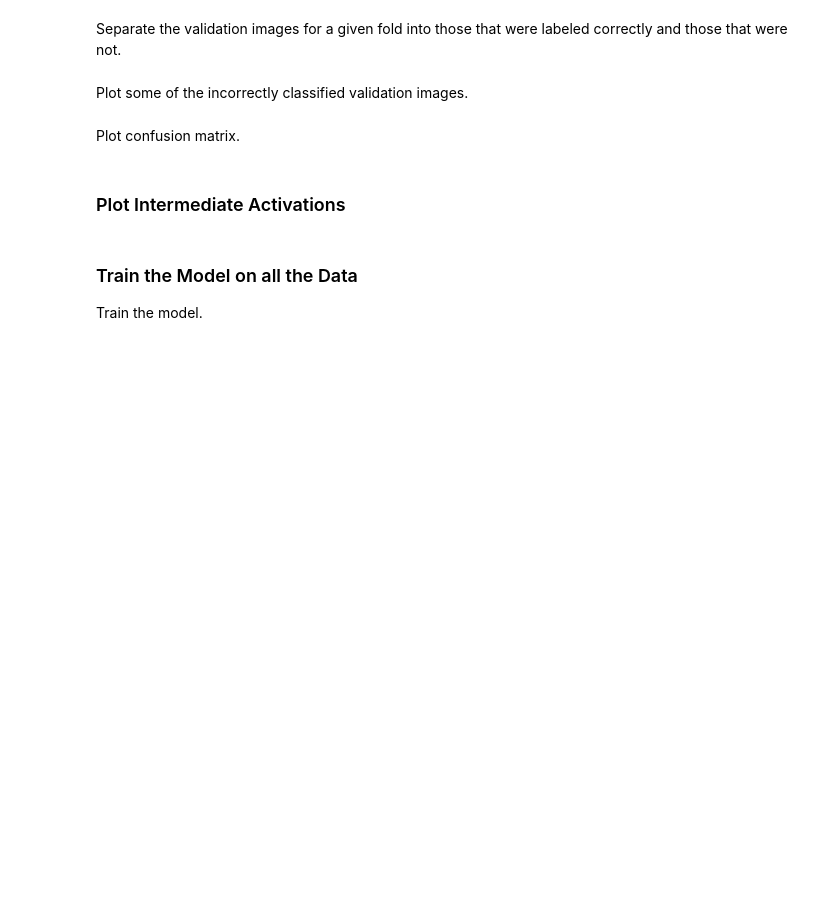
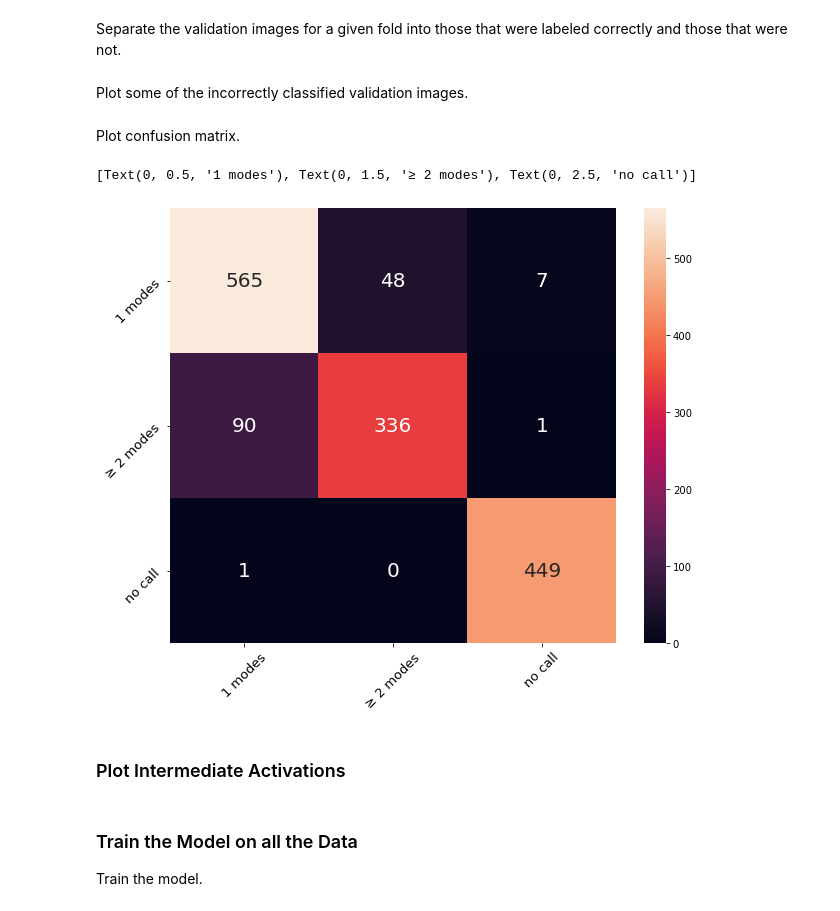
Before and after one commit to whoi-mars/ssf_goldwater, a Jupyter notebook: dispersionID.ipynb, the cells around one changed output. Drawn from its saved outputs; the diff is of its cells as text; code cells hidden in the pictures; blank space fills up the shorter version.

```diff
--- a/dispersionID.ipynb
+++ b/dispersionID.ipynb
@@ -389,16 +389,20 @@ plot_images(incorr_imgs[0:9], y_pred[0:9], dim=(3, 3))
 # %% [markdown]
 Plot confusion matrix.
 # %%
-y_pred = models_per_fold[fold_no - 1].predict(val_set_imgs)
-y_pred = np.argmax(y_pred, axis=1)
-confusion_mtx = confusion_matrix(val_set_lbls, y_pred)
+#y_pred = models_per_fold[fold_no - 1].predict(val_set_imgs)
+#y_pred = np.argmax(y_pred, axis=1)
+#confusion_mtx = confusion_matrix(val_set_lbls, y_pred)
 
 plt.figure(figsize=(10, 8))
 ax = plt.axes()
 categories = ['1 modes', '≥ 2 modes', 'no call']
-sns.heatmap(cm, annot=True, fmt="d", ax=ax, transparent=True)
+cm = np.array([[565, 48, 7], [90, 336, 1], [1, 0, 449]])
+sns.heatmap(cm, annot=True, annot_kws={"size": 20}, fmt="d", ax=ax)
 ax.set_xticklabels(categories, rotation=45, size=13)
 ax.set_yticklabels(categories, rotation=45, size=13)
+# %% [output]
+[Text(0, 0.5, '1 modes'), Text(0, 1.5, '≥ 2 modes'), Text(0, 2.5, 'no call')]
+[figure, added]
 # %% [markdown]
 ### Plot Intermediate Activations
 # %%
```
